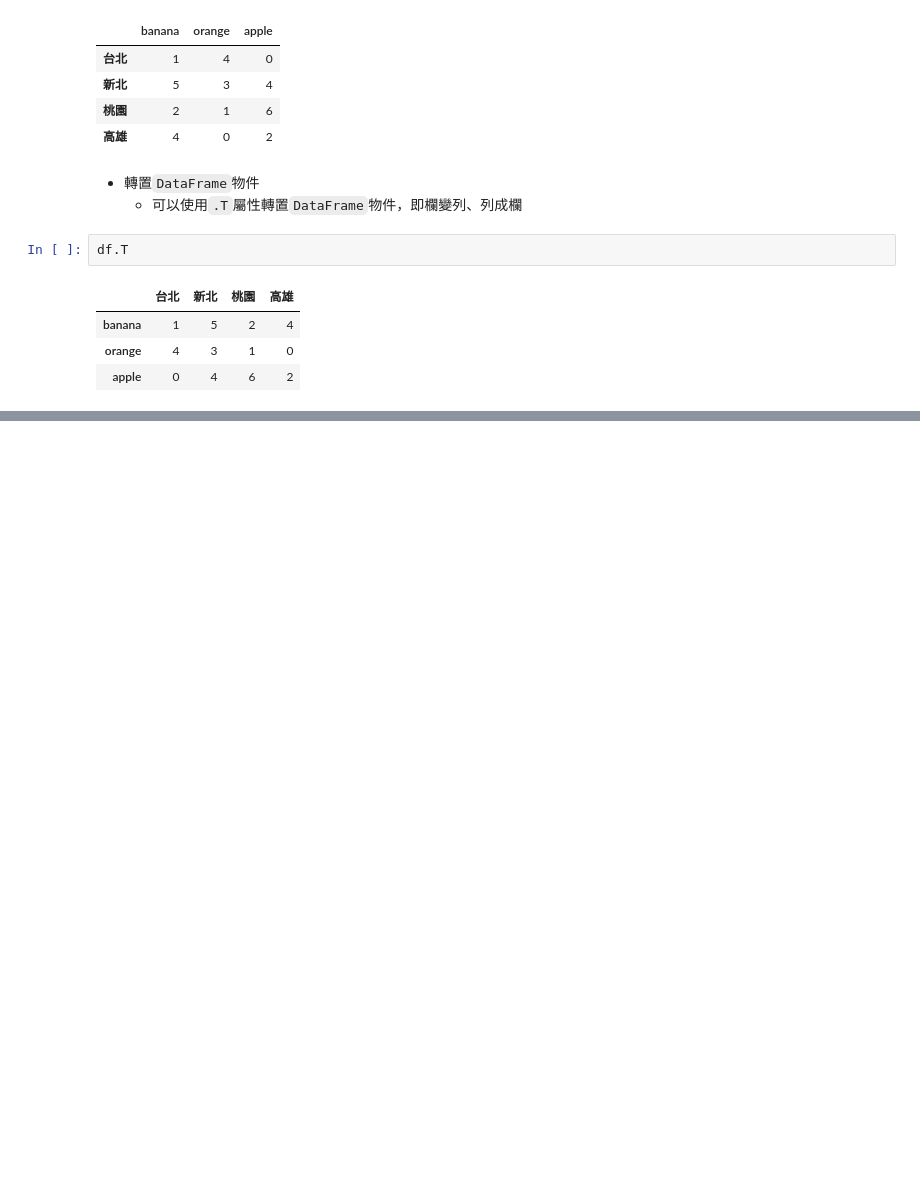
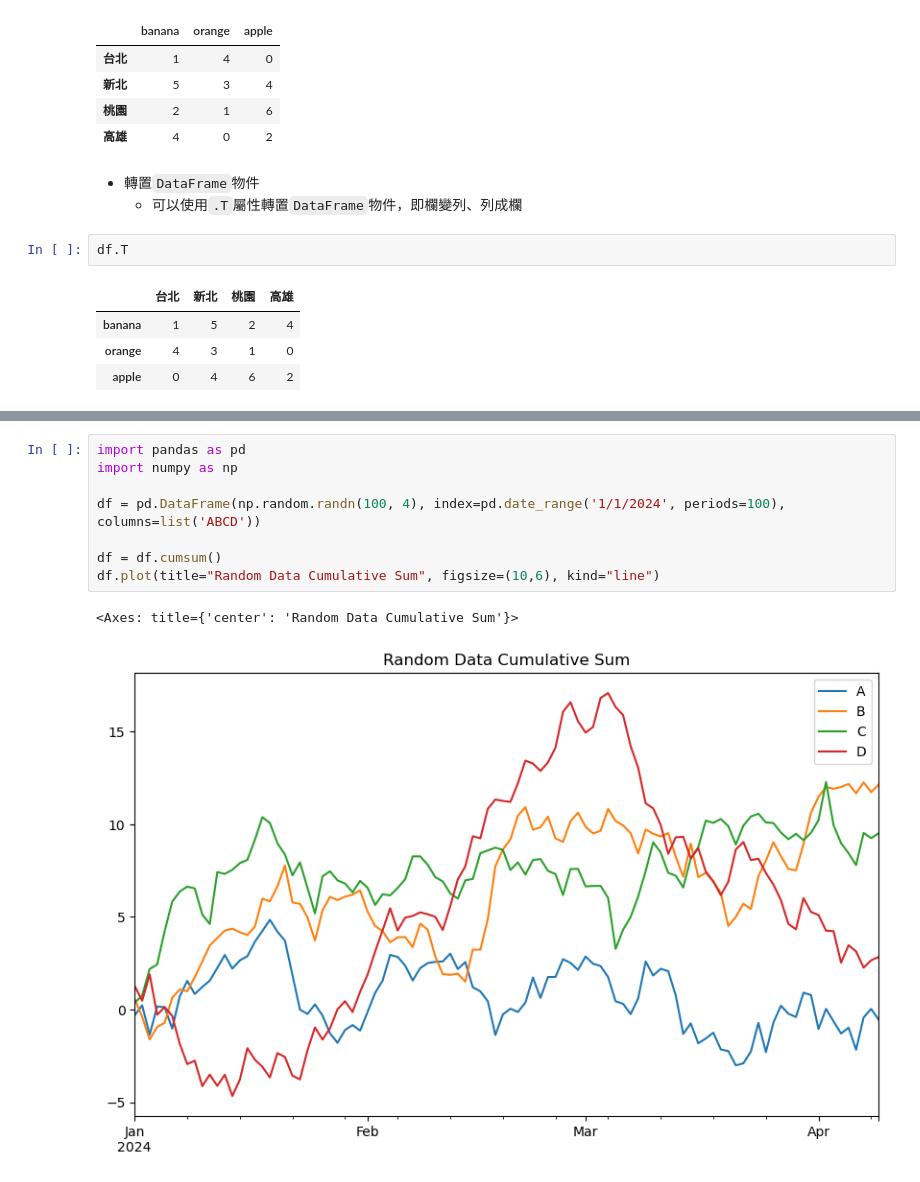
Before and after one commit to zhiyulin104/IMLP456, a Jupyter notebook: Unit02/Normal Practice/Pandas/Pandas.ipynb, the cells around one changed output, grey strips where cells are left out. Cells and saved outputs as stored; diff of their text form; blank space fills up the shorter version.

```diff
--- a/Unit02/Normal Practice/Pandas/Pandas.ipynb
+++ b/Unit02/Normal Practice/Pandas/Pandas.ipynb
@@ -153,0 +621,11 @@ df.T
+# %%
+import pandas as pd
+import numpy as np
+
+df = pd.DataFrame(np.random.randn(100, 4), index=pd.date_range('1/1/2024', periods=100), columns=list('ABCD'))
+
+df = df.cumsum()
+df.plot(title="Random Data Cumulative Sum", figsize=(10,6), kind="line")
+# %% [output]
+<Axes: title={'center': 'Random Data Cumulative Sum'}>
+[figure, added]
```
Also changed, not shown: parts of 63 cells of this notebook, 2 other files.
